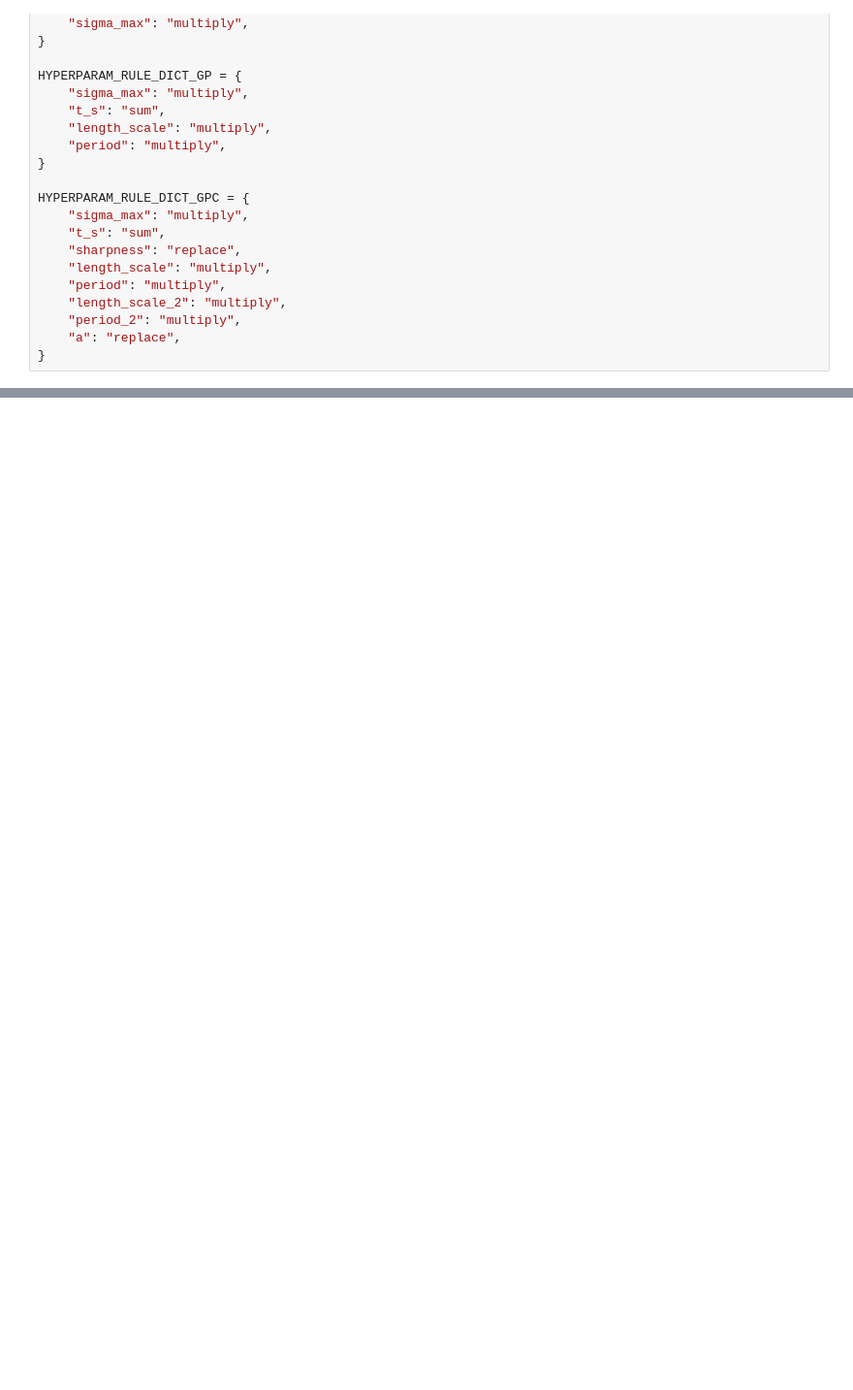
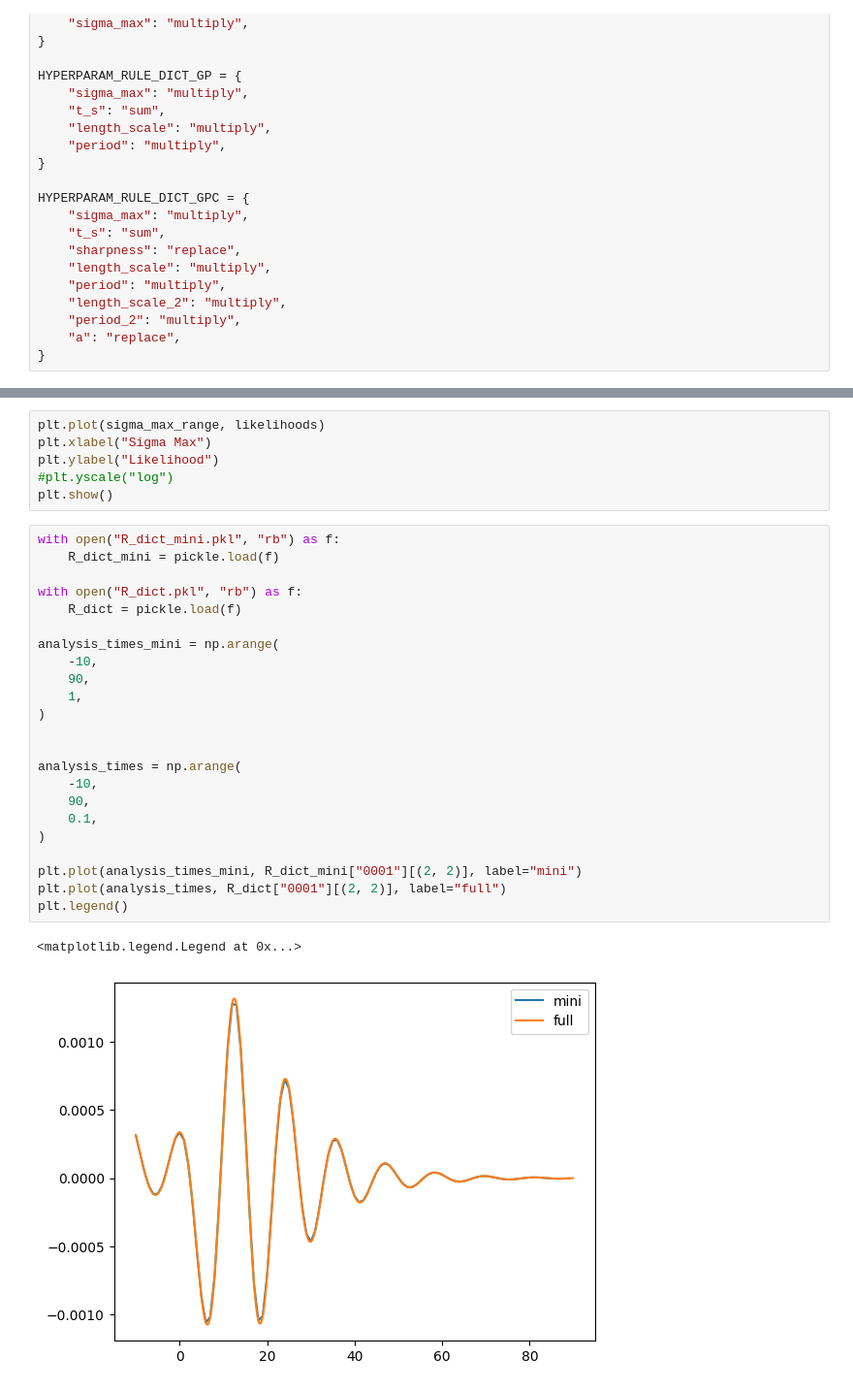
Before and after one commit to BGP-QNM-FITS/bgp_qnm_fits, a Jupyter notebook: bgp_qnm_fits/data/gp_kernel_tests.ipynb, the cells around one changed output, grey strips where cells are left out. Shown at 97% size. Saved outputs shown, nothing was run; the diff lists cells and outputs as text; blank space fills up the shorter version.

```diff
--- a/bgp_qnm_fits/data/gp_kernel_tests.ipynb
+++ b/bgp_qnm_fits/data/gp_kernel_tests.ipynb
@@ -206,0 +328,32 @@ KeyboardInterrupt:
+# %%
+plt.plot(sigma_max_range, likelihoods)
+plt.xlabel("Sigma Max")
+plt.ylabel("Likelihood")
+#plt.yscale("log")
+plt.show()
+# %%
+with open("R_dict_mini.pkl", "rb") as f:
+    R_dict_mini = pickle.load(f)
+
+with open("R_dict.pkl", "rb") as f:
+    R_dict = pickle.load(f)
+
+analysis_times_mini = np.arange(
+    -10,
+    90,
+    1,
+)
+
+
+analysis_times = np.arange(
+    -10,
+    90,
+    0.1,
+)
+
+plt.plot(analysis_times_mini, R_dict_mini["0001"][(2, 2)], label="mini")
+plt.plot(analysis_times, R_dict["0001"][(2, 2)], label="full")
+plt.legend()
+# %% [output]
+<matplotlib.legend.Legend at 0x...>
+[figure, added]
```
Also changed, not shown: parts of 16 cells of this notebook, 22 other files.
